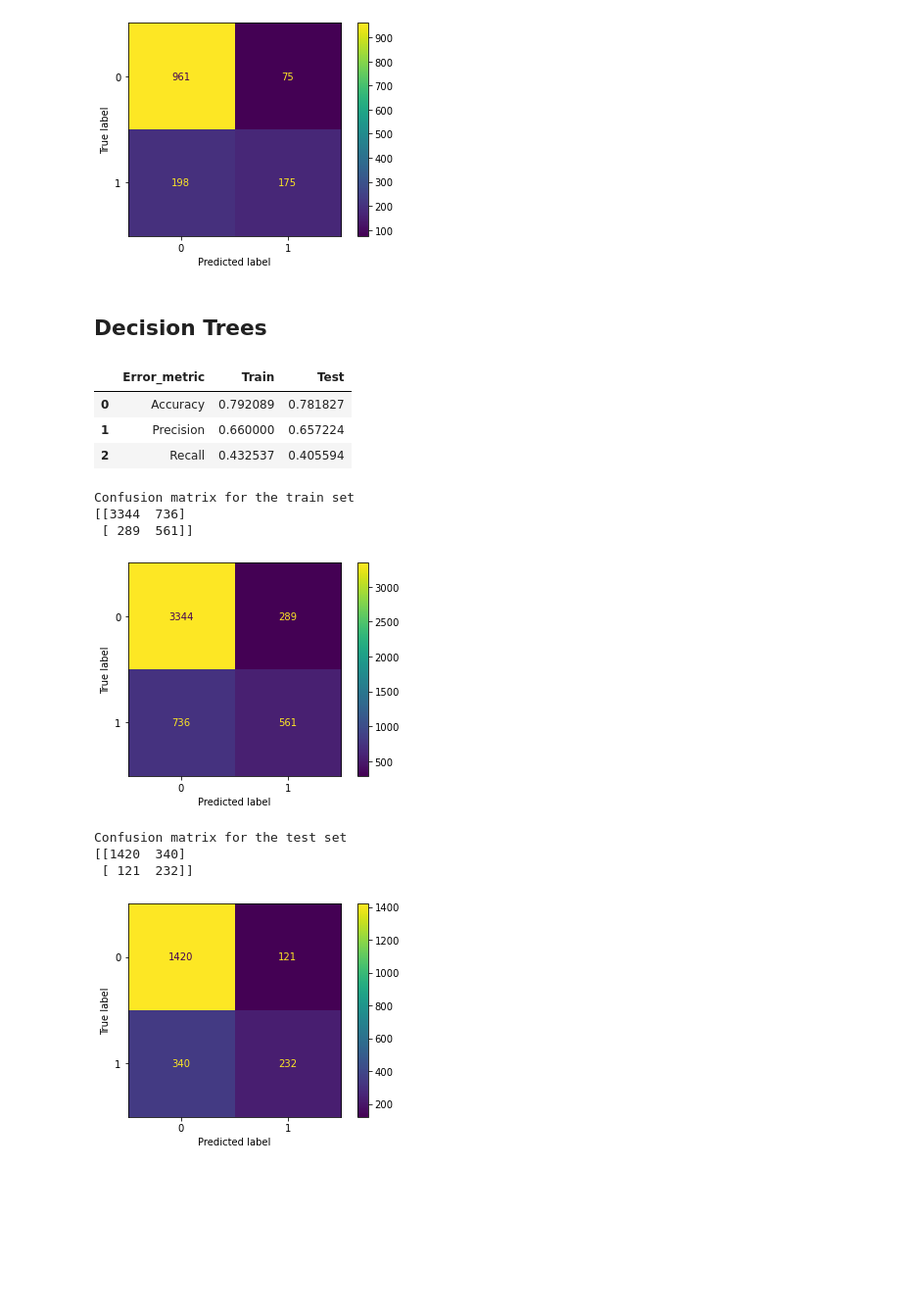
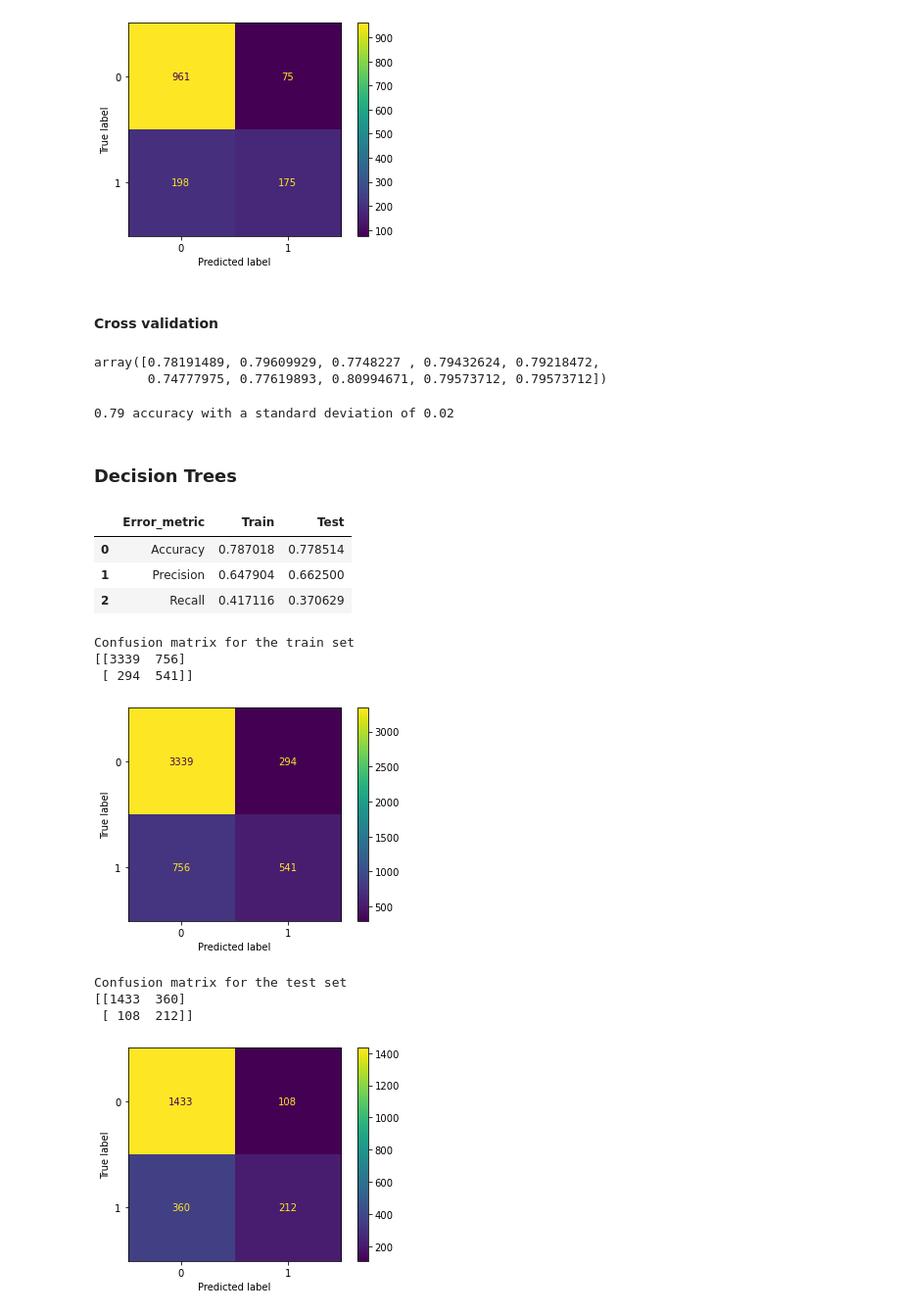
Before and after one commit to msantanarod/IronMercedes, a Jupyter notebook: Case study/Classification Case Study/Customer Churn Case Study- Classification.ipynb, the cells around one changed output. Shown: that part at 98% size. Cells and saved outputs as stored; diff of their text form; code cells hidden in the pictures; blank space fills up the shorter version.

```diff
--- a/Case study/Classification Case Study/Customer Churn Case Study- Classification.ipynb
+++ b/Case study/Classification Case Study/Customer Churn Case Study- Classification.ipynb
@@ -244,54 +245,67 @@ Confusion matrix for the test set
 [[961  75]
  [198 175]]
 [figure]
+# %% [markdown]
+#### Cross validation
+# %%
+scores=cross_val_score(log, X_train, y_train, cv=10)
+scores
+# %% [output]
+array([0.78191489, 0.79609929, 0.7748227 , 0.79432624, 0.79218472,
+       0.74777975, 0.77619893, 0.80994671, 0.79573712, 0.79573712])
+# %%
+print("%0.2f accuracy with a standard deviation of %0.2f" % (scores.mean(), scores.std()))
+# %% [output]
+0.79 accuracy with a standard deviation of 0.02
 # %% [markdown]
-## Decision Trees
+### Decision Trees
 # %%
 X_train, X_test, y_train, y_test = train_test_split(X, Y, test_size=0.30, random_state=11)
 
 # Bear in mind that sklearn uses a different function for decission trees used for
 # classification ( to predict a categorical feature ): DecisionTreeClassifier()
-dt = DecisionTreeClassifier(max_depth=4)
-
+dt = DecisionTreeClassifier(min_samples_leaf=400,max_depth=4)# min_samples_leaf nos indica la cantidad minima de elementos que estarán incluidos en la leaf final
+                                                            # min_samples_leaf es una buena medida para evitar el overfeeting en el modelo.
+                                                            # en el modelo de regression usamos Lasso o Ridge para evitar el overfeeting
 dt.fit(X_train, y_train)
 
 y_pred_train_dt = dt.predict(X_train)
 y_pred_test_dt = dt.predict(X_test)
 
 
 performance_df = pd.DataFrame({'Error_metric': ['Accuracy','Precision','Recall'],
                                'Train': [accuracy_score(y_train, y_pred_train_dt),
                                          precision_score(y_train, y_pred_train_dt),
                                          recall_score(y_train, y_pred_train_dt)],
                                'Test': [accuracy_score(y_test, y_pred_test_dt),
                                         precision_score(y_test, y_pred_test_dt),
                                         recall_score(y_test, y_pred_test_dt)]})
 
 display(performance_df)
 
 print("Confusion matrix for the train set")
 print(confusion_matrix(y_train,y_pred_train_dt).T)
 plot_confusion_matrix(dt,X_train,y_train, values_format = 'd')
 plt.show()
 
 print()
 print()
 
 print("Confusion matrix for the test set")
 print(confusion_matrix(y_test,y_pred_test_dt).T)
 plot_confusion_matrix(dt,X_test,y_test, values_format = 'd')
 plt.show()
 # %% [output]
 |  | Error_metric | Train | Test |
-| 0 | Accuracy | 0.792089 | 0.781827 |
-| 1 | Precision | 0.660000 | 0.657224 |
-| 2 | Recall | 0.432537 | 0.405594 |
+| 0 | Accuracy | 0.787018 | 0.778514 |
+| 1 | Precision | 0.647904 | 0.662500 |
+| 2 | Recall | 0.417116 | 0.370629 |
 Confusion matrix for the train set
-[[3344  736]
- [ 289  561]]
+[[3339  756]
+ [ 294  541]]
 [figure]
 Confusion matrix for the test set
-[[1420  340]
- [ 121  232]]
+[[1433  360]
+ [ 108  212]]
-[figure, old version]
+[figure, new version]
 # %%
```
Also changed, not shown: parts of 44 cells of this notebook.
